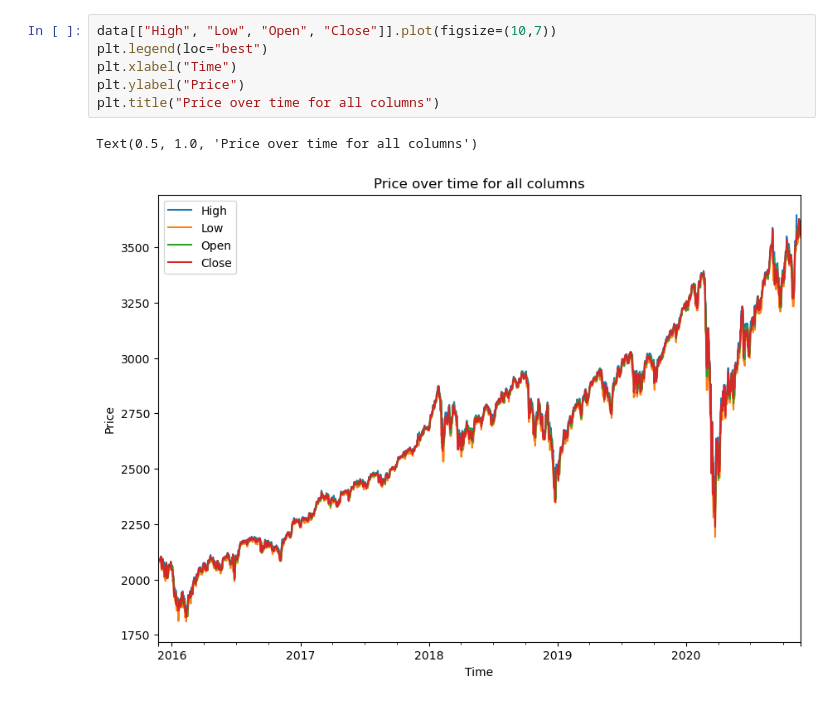
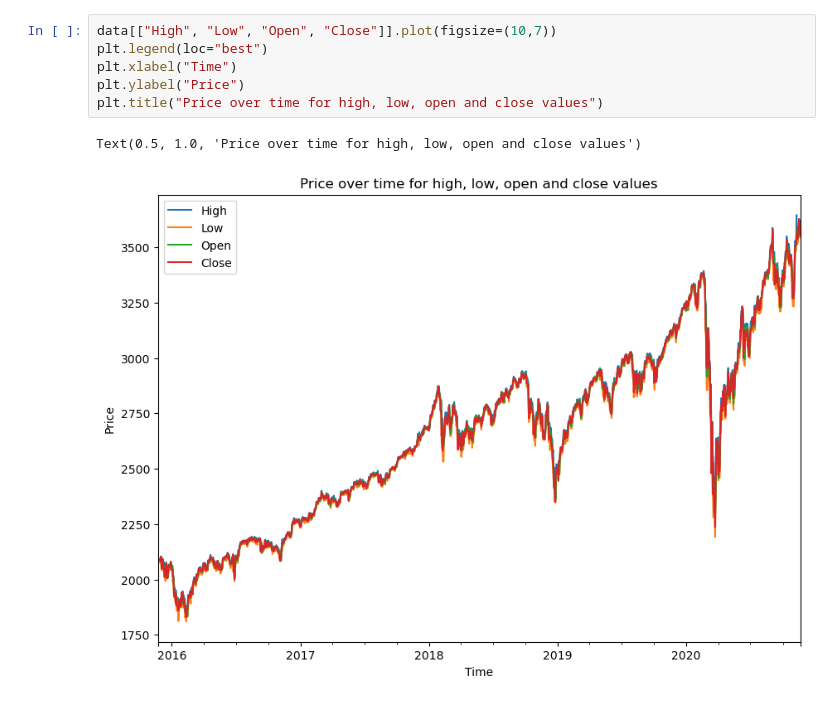
Before and after one commit to tangmagnus/DecisionSupportSystems, a Jupyter notebook: Forecasting/forecasting.ipynb, the cells around one changed output. Saved outputs shown, nothing was run; the diff lists cells and outputs as text.

```diff
--- a/Forecasting/forecasting.ipynb
+++ b/Forecasting/forecasting.ipynb
@@ -37,9 +83,9 @@ data.head()
 # %%
 data[["High", "Low", "Open", "Close"]].plot(figsize=(10,7))
 plt.legend(loc="best")
 plt.xlabel("Time")
 plt.ylabel("Price")
-plt.title("Price over time for all columns")
+plt.title("Price over time for high, low, open and close values")
 # %% [output]
-Text(0.5, 1.0, 'Price over time for all columns')
+Text(0.5, 1.0, 'Price over time for high, low, open and close values')
-[figure, old version]
+[figure, new version]
```
Also changed, not shown: parts of 9 cells of this notebook.
